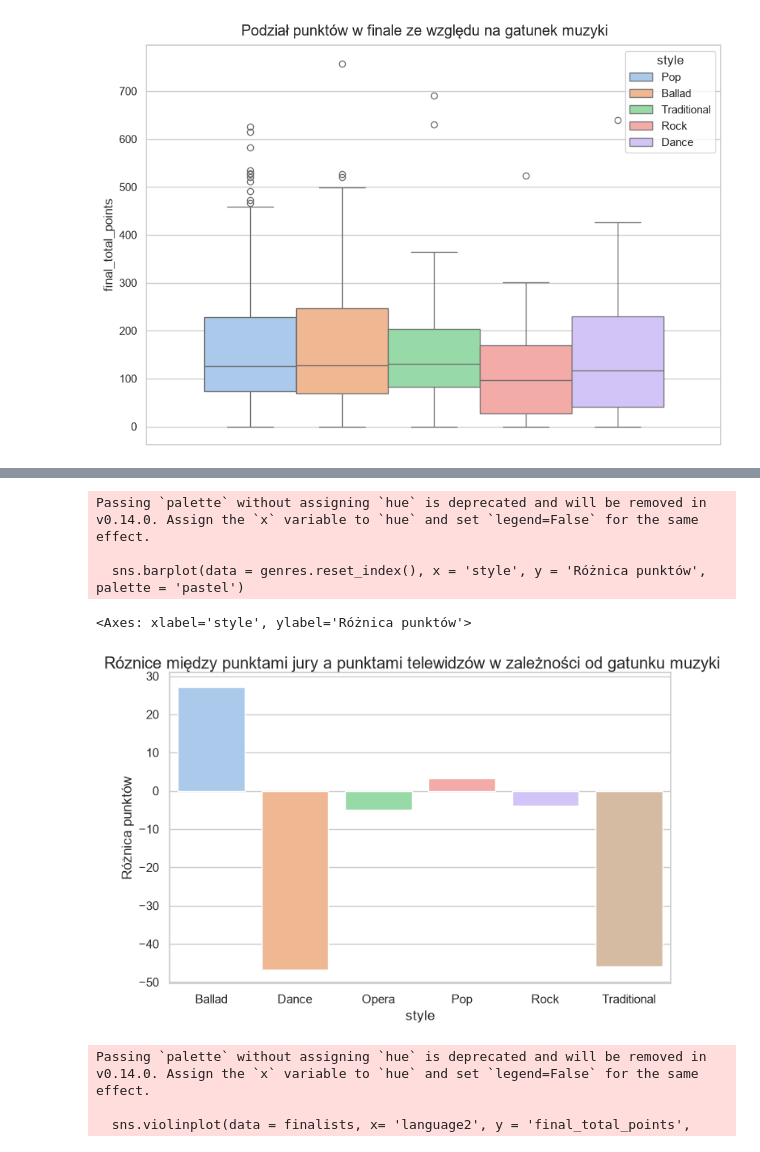
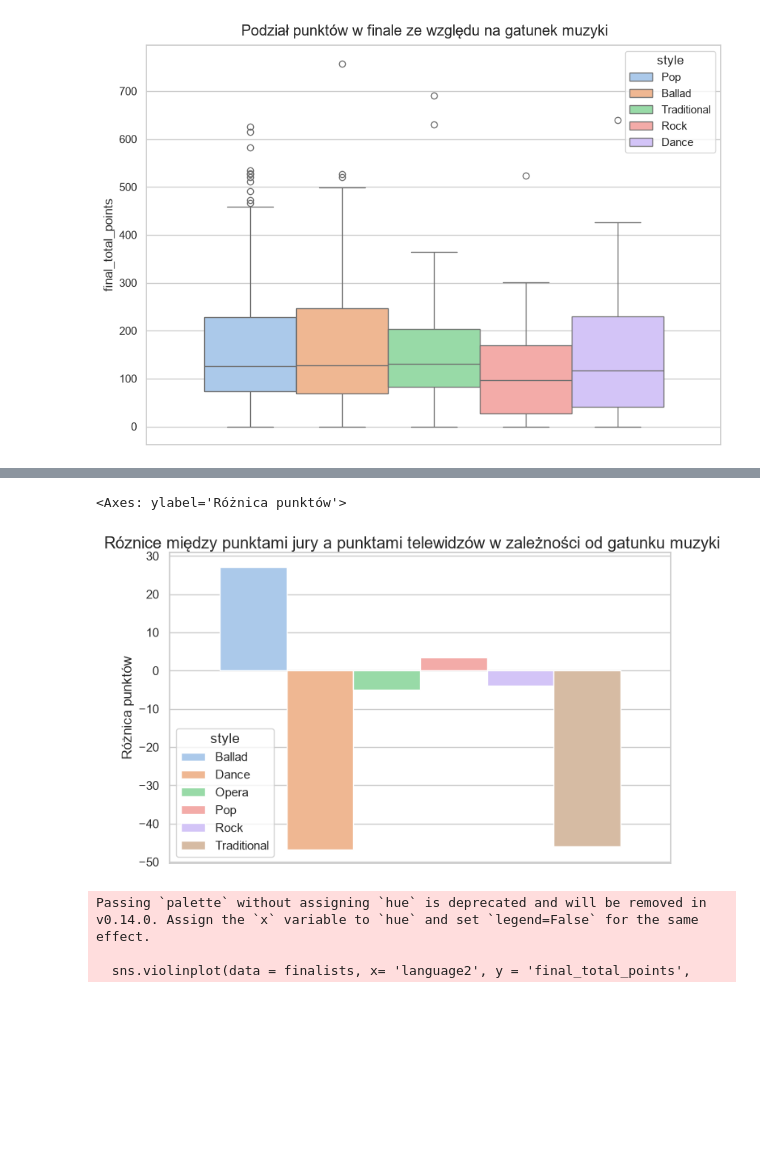
Before and after one commit to jerkanicol-gh/Analiza-Eurowizji, a Jupyter notebook: Eurowizja.ipynb, the cells around one changed output, grey strips where cells are left out. Drawn from its saved outputs; the diff is of its cells as text; code cells hidden in the pictures; blank space fills up the shorter version.

```diff
--- a/Eurowizja.ipynb
+++ b/Eurowizja.ipynb
@@ -116,13 +116,10 @@ genres.sort_values('Średnie finałowe miejsce').round(2)
 # %%
 plt.figure(figsize=(8,5))
 plt.suptitle('Róznice między punktami jury a punktami telewidzów w zależności od gatunku muzyki', y = 0.92)
-sns.barplot(data = genres.reset_index(), x = 'style', y = 'Różnica punktów', palette = 'pastel')
+sns.barplot(data = genres.reset_index(), hue = 'style', y = 'Różnica punktów', palette = 'pastel')
 # %% [output]
-Passing `palette` without assigning `hue` is deprecated and will be removed in v0.14.0. Assign the `x` variable to `hue` and set `legend=False` for the same effect.
-
-  sns.barplot(data = genres.reset_index(), x = 'style', y = 'Różnica punktów', palette = 'pastel')
+<Axes: ylabel='Różnica punktów'>
-<Axes: xlabel='style', ylabel='Różnica punktów'>
-[figure, old version]
+[figure, new version]
 # %%
 def language(x):
     if x == 'English': return 'English'
```
Also changed, not shown: parts of 2 cells of this notebook.
